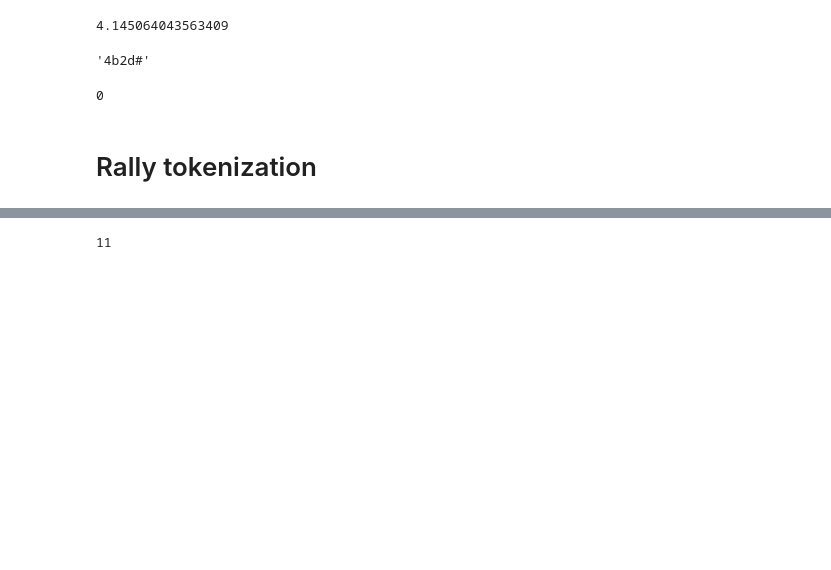
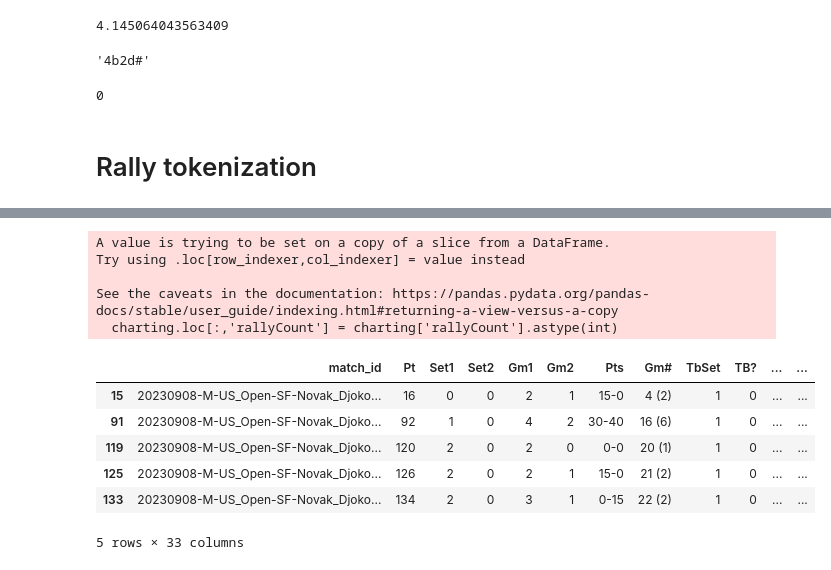
Before and after one commit to adelgado24/TP_final, a Jupyter notebook: tenis/main.ipynb, the cells around one changed output, grey strips where cells are left out. Cells and saved outputs as stored; diff of their text form; code cells hidden in the pictures; blank space fills up the shorter version.

Commit message:
tokenizacion-charting-pbp

```diff
--- a/tenis/main.ipynb
+++ b/tenis/main.ipynb
@@ -125,2 +130,0 @@ def rally_count_ver(rally_tokenized_sequence):
-# %%
-charting['rallyCountVerification'] = charting.iloc[:1000]['1st_test'].apply(rally_count_ver)
@@ -163,4 +131,36 @@ test = pd.read_csv('tennis_MatchChartingProject-master/charting-m-stats-ServeBas
-# %%
-len(test.columns)
-# %% [output]
-11
+# %%
+def get_rally_count(row):
+    if row['1stIn'] == 1:
+        if row['1st_test'][-1] != '*':
+            return int(row['1st_test'].split(':')[0]) - 1
+        else:
+            return int(row['1st_test'].split(':')[0])
+    else:
+        if row['2nd_test'][-1] != '*':
+            return int(row['2nd_test'].split(':')[0]) - 1
+        else:
+            return int(row['2nd_test'].split(':')[0])
+# %%
+charting.loc[:, 'rallyCountVerification'] = charting.apply(get_rally_count, axis=1)
+charting.loc[:, 'rallyCountVerification'] = charting['rallyCountVerification'].apply(lambda x: x if x != -1 else 0)
+# %%
+charting = charting.dropna(subset=['rallyCount'])
+charting.loc[:,'rallyCount'] = charting['rallyCount'].astype(int)
+# %% [output]
+A value is trying to be set on a copy of a slice from a DataFrame.
+Try using .loc[row_indexer,col_indexer] = value instead
+
+See the caveats in the documentation: https://pandas.pydata.org/pandas-docs/stable/user_guide/indexing.html#returning-a-view-versus-a-copy
+  charting.loc[:,'rallyCount'] = charting['rallyCount'].astype(int)
+# %%
+#De esta manera se puede ver cuantos valores son diferentes, comprobando que la diferencia se da por errores de data entry
+differences = charting[charting['rallyCountVerification'].ne(charting['rallyCount'])]
+differences.head()
+# %% [output]
+|  | match_id | Pt | Set1 | Set2 | Gm1 | Gm2 | Pts | Gm# | TbSet | TB? | ... | ... |
+| 15 | 20230908-M-US_Open-SF-Novak_Djoko... | 16 | 0 | 0 | 2 | 1 | 15-0 | 4 (2) | 1 | 0 | ... | ... |
+| 91 | 20230908-M-US_Open-SF-Novak_Djoko... | 92 | 1 | 0 | 4 | 2 | 30-40 | 16 (6) | 1 | 0 | ... | ... |
+| 119 | 20230908-M-US_Open-SF-Novak_Djoko... | 120 | 2 | 0 | 2 | 0 | 0-0 | 20 (1) | 1 | 0 | ... | ... |
+| 125 | 20230908-M-US_Open-SF-Novak_Djoko... | 126 | 2 | 0 | 2 | 1 | 15-0 | 21 (2) | 1 | 0 | ... | ... |
+| 133 | 20230908-M-US_Open-SF-Novak_Djoko... | 134 | 2 | 0 | 3 | 1 | 0-15 | 22 (2) | 1 | 0 | ... | ... |
+5 rows × 33 columns
```
Also changed, not shown: parts of 22 cells of this notebook.
